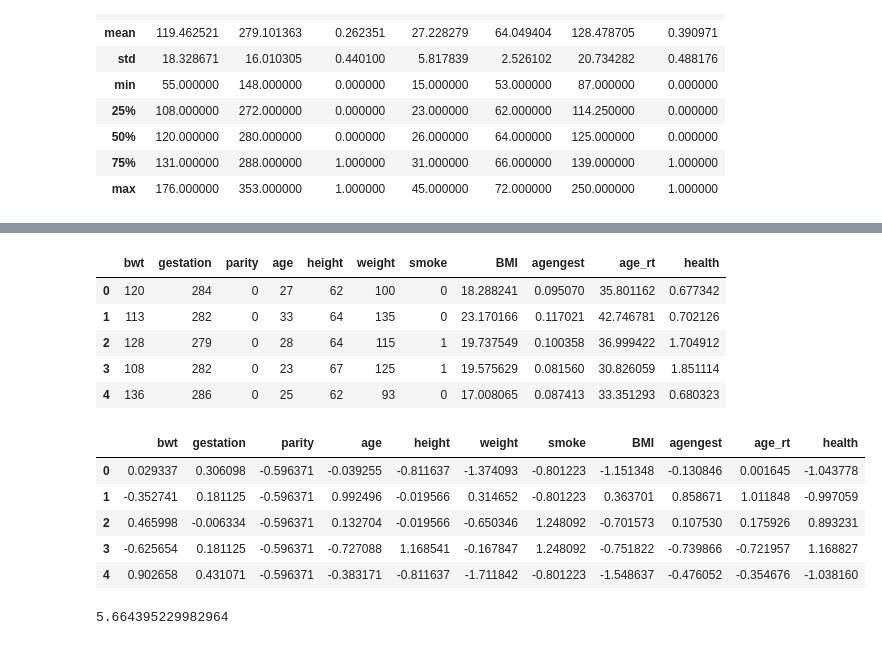
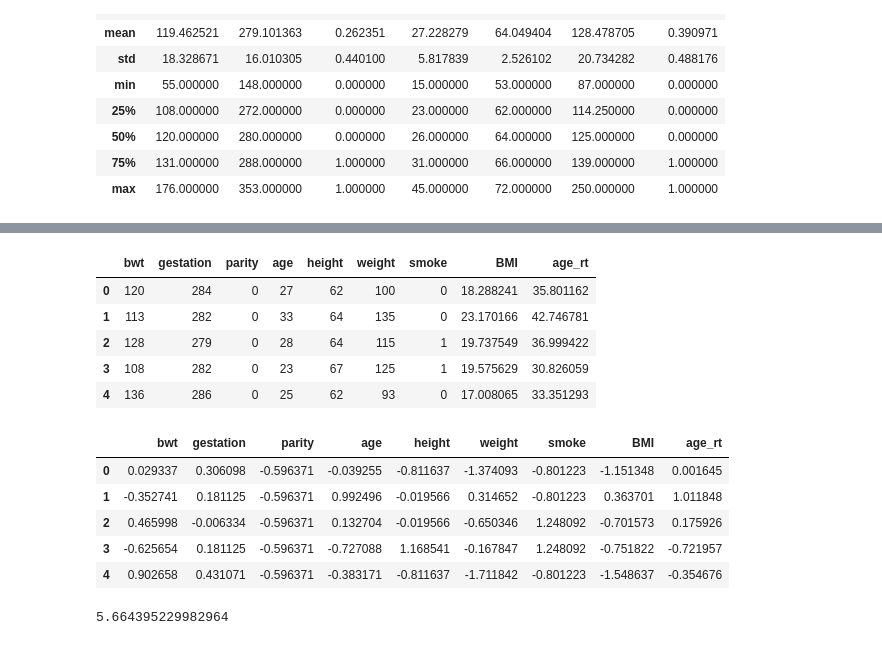
Before and after one commit to bloominstituteoftechnology/DS-Unit-2-Sprint-3-Advanced-Regression, a Jupyter notebook: Copy_of_LS_DS1_233_Quantile_Regression.ipynb, the cells around one changed output, grey strips where cells are left out. Drawn from its saved outputs; the diff is of its cells as text; code cells hidden in the pictures.

```diff
--- a/Copy_of_LS_DS1_233_Quantile_Regression.ipynb
+++ b/Copy_of_LS_DS1_233_Quantile_Regression.ipynb
@@ -494,6 +445,4 @@ bwt_df.describe()
 | max | 176.000000 | 353.000000 | 1.000000 | 45.000000 | 72.000000 | 250.000000 | 1.000000 |
 # %%
 bwt_df['BMI'] = bwt_df['weight'] / (bwt_df['height']**2) * 703
-bwt_df['agengest'] = bwt_df['age'] / bwt_df['gestation']
 bwt_df['age_rt'] = np.log(bwt_df['age'])**3
-bwt_df['health'] = bwt_df['smoke'] + bwt_df['BMI'] / bwt_df['age']
@@ -500,21 +455,21 @@ bwt_df['health'] = bwt_df['smoke'] + bwt_df['BMI'] / bwt_df['age']
 # %%
 bwt_df.head()
 # %% [output]
-|  | bwt | gestation | parity | age | height | weight | smoke | BMI | agengest | age_rt | health |
-| 0 | 120 | 284 | 0 | 27 | 62 | 100 | 0 | 18.288241 | 0.095070 | 35.801162 | 0.677342 |
-| 1 | 113 | 282 | 0 | 33 | 64 | 135 | 0 | 23.170166 | 0.117021 | 42.746781 | 0.702126 |
-| 2 | 128 | 279 | 0 | 28 | 64 | 115 | 1 | 19.737549 | 0.100358 | 36.999422 | 1.704912 |
-| 3 | 108 | 282 | 0 | 23 | 67 | 125 | 1 | 19.575629 | 0.081560 | 30.826059 | 1.851114 |
-| 4 | 136 | 286 | 0 | 25 | 62 | 93 | 0 | 17.008065 | 0.087413 | 33.351293 | 0.680323 |
+|  | bwt | gestation | parity | age | height | weight | smoke | BMI | age_rt |
+| 0 | 120 | 284 | 0 | 27 | 62 | 100 | 0 | 18.288241 | 35.801162 |
+| 1 | 113 | 282 | 0 | 33 | 64 | 135 | 0 | 23.170166 | 42.746781 |
+| 2 | 128 | 279 | 0 | 28 | 64 | 115 | 1 | 19.737549 | 36.999422 |
+| 3 | 108 | 282 | 0 | 23 | 67 | 125 | 1 | 19.575629 | 30.826059 |
+| 4 | 136 | 286 | 0 | 25 | 62 | 93 | 0 | 17.008065 | 33.351293 |
 # %%
 scaler = StandardScaler()
 df = scaler.fit_transform(bwt_df)
-df = pd.DataFrame(df, columns = ['bwt', 'gestation', 'parity', 'age', 'height', 'weight', 'smoke', 'BMI', 'agengest', 'age_rt', 'health'])
+df = pd.DataFrame(df, columns = ['bwt', 'gestation', 'parity', 'age', 'height', 'weight', 'smoke', 'BMI', 'age_rt'])
 df.head()
 # %% [output]
-|  | bwt | gestation | parity | age | height | weight | smoke | BMI | agengest | age_rt | health |
-| 0 | 0.029337 | 0.306098 | -0.596371 | -0.039255 | -0.811637 | -1.374093 | -0.801223 | -1.151348 | -0.130846 | 0.001645 | -1.043778 |
-| 1 | -0.352741 | 0.181125 | -0.596371 | 0.992496 | -0.019566 | 0.314652 | -0.801223 | 0.363701 | 0.858671 | 1.011848 | -0.997059 |
-| 2 | 0.465998 | -0.006334 | -0.596371 | 0.132704 | -0.019566 | -0.650346 | 1.248092 | -0.701573 | 0.107530 | 0.175926 | 0.893231 |
-| 3 | -0.625654 | 0.181125 | -0.596371 | -0.727088 | 1.168541 | -0.167847 | 1.248092 | -0.751822 | -0.739866 | -0.721957 | 1.168827 |
-| 4 | 0.902658 | 0.431071 | -0.596371 | -0.383171 | -0.811637 | -1.711842 | -0.801223 | -1.548637 | -0.476052 | -0.354676 | -1.038160 |
+|  | bwt | gestation | parity | age | height | weight | smoke | BMI | age_rt |
+| 0 | 0.029337 | 0.306098 | -0.596371 | -0.039255 | -0.811637 | -1.374093 | -0.801223 | -1.151348 | 0.001645 |
+| 1 | -0.352741 | 0.181125 | -0.596371 | 0.992496 | -0.019566 | 0.314652 | -0.801223 | 0.363701 | 1.011848 |
+| 2 | 0.465998 | -0.006334 | -0.596371 | 0.132704 | -0.019566 | -0.650346 | 1.248092 | -0.701573 | 0.175926 |
+| 3 | -0.625654 | 0.181125 | -0.596371 | -0.727088 | 1.168541 | -0.167847 | 1.248092 | -0.751822 | -0.721957 |
+| 4 | 0.902658 | 0.431071 | -0.596371 | -0.383171 | -0.811637 | -1.711842 | -0.801223 | -1.548637 | -0.354676 |
```
Also changed, not shown: parts of 12 cells of this notebook.
